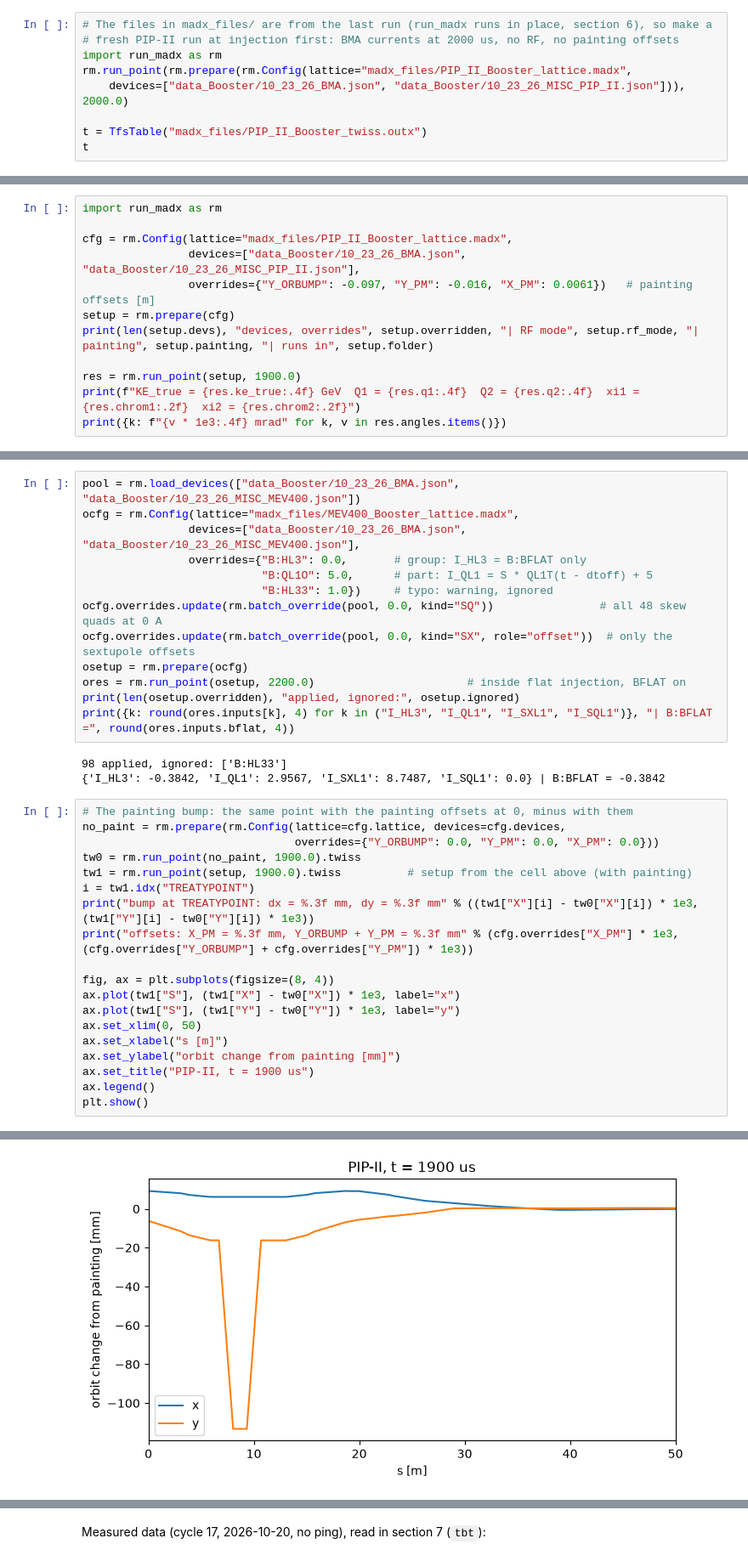
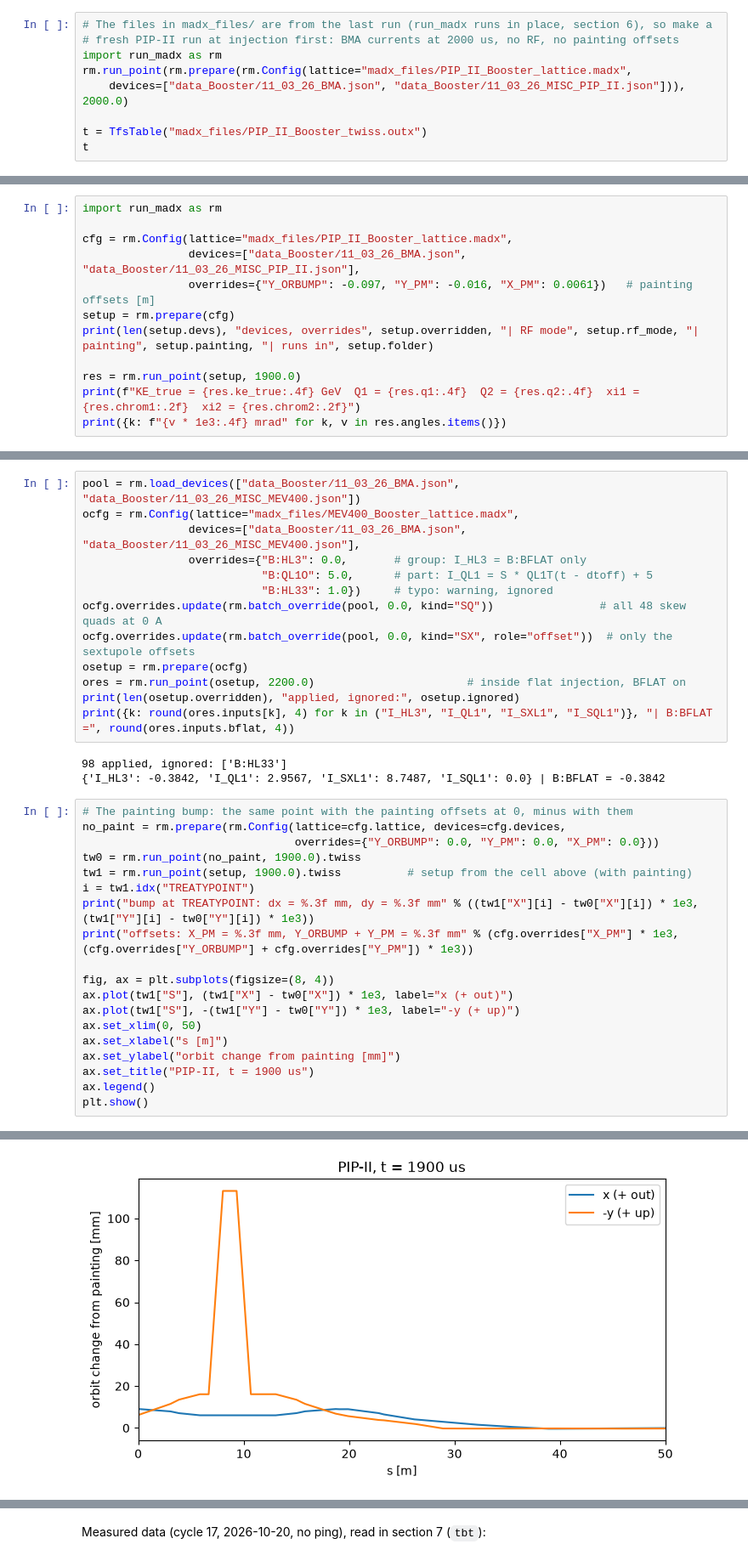
Before and after one commit to fermi-ad/booster_lattice_files, a Jupyter notebook: examples.ipynb, the cells around one changed output, grey strips where cells are left out. Shown at 85% size. Saved outputs shown, nothing was run; the diff lists cells and outputs as text.

```diff
--- a/examples.ipynb
+++ b/examples.ipynb
@@ -25,7 +25,7 @@ from madx_input import write_common, common_values
 # fresh PIP-II run at injection first: BMA currents at 2000 us, no RF, no painting offsets
 import run_madx as rm
 rm.run_point(rm.prepare(rm.Config(lattice="madx_files/PIP_II_Booster_lattice.madx",
-    devices=["data_Booster/10_23_26_BMA.json", "data_Booster/10_23_26_MISC_PIP_II.json"])), 2000.0)
+    devices=["data_Booster/11_03_26_BMA.json", "data_Booster/11_03_26_MISC_PIP_II.json"])), 2000.0)
 
 t = TfsTable("madx_files/PIP_II_Booster_twiss.outx")
 t
@@ -840,7 +890,7 @@ python helper_scripts/run_madx.py --lattice madx_files/MEV400_Booster_lattice.ma
 import run_madx as rm
 
 cfg = rm.Config(lattice="madx_files/PIP_II_Booster_lattice.madx",
-                devices=["data_Booster/10_23_26_BMA.json", "data_Booster/10_23_26_MISC_PIP_II.json"],
+                devices=["data_Booster/11_03_26_BMA.json", "data_Booster/11_03_26_MISC_PIP_II.json"],
                 overrides={"Y_ORBUMP": -0.097, "Y_PM": -0.016, "X_PM": 0.0061})   # painting offsets [m]
 setup = rm.prepare(cfg)
 print(len(setup.devs), "devices, overrides", setup.overridden, "| RF mode", setup.rf_mode, "| painting", setup.painting, "| runs in", setup.folder)
@@ -855,9 +905,9 @@ KE_true = 0.7904 GeV  Q1 = 6.7614  Q2 = 6.8377  xi1 = -8.47  xi2 = -3.08
 # %% [markdown]
 Overrides: a whole group, one part of a group, a whole family (`batch_override`), and a typo (warned and ignored).
 # %%
-pool = rm.load_devices(["data_Booster/10_23_26_BMA.json", "data_Booster/10_23_26_MISC_MEV400.json"])
+pool = rm.load_devices(["data_Booster/11_03_26_BMA.json", "data_Booster/11_03_26_MISC_MEV400.json"])
 ocfg = rm.Config(lattice="madx_files/MEV400_Booster_lattice.madx",
-                devices=["data_Booster/10_23_26_BMA.json", "data_Booster/10_23_26_MISC_MEV400.json"],
+                devices=["data_Booster/11_03_26_BMA.json", "data_Booster/11_03_26_MISC_MEV400.json"],
                 overrides={"B:HL3": 0.0,       # group: I_HL3 = B:BFLAT only
                            "B:QL1O": 5.0,      # part: I_QL1 = S * QL1T(t - dtoff) + 5
                            "B:HL33": 1.0})     # typo: warning, ignored
@@ -881,8 +931,8 @@ print("bump at TREATYPOINT: dx = %.3f mm, dy = %.3f mm" % ((tw1["X"][i] - tw0["X
 print("offsets: X_PM = %.3f mm, Y_ORBUMP + Y_PM = %.3f mm" % (cfg.overrides["X_PM"] * 1e3, (cfg.overrides["Y_ORBUMP"] + cfg.overrides["Y_PM"]) * 1e3))
 
 fig, ax = plt.subplots(figsize=(8, 4))
-ax.plot(tw1["S"], (tw1["X"] - tw0["X"]) * 1e3, label="x")
-ax.plot(tw1["S"], (tw1["Y"] - tw0["Y"]) * 1e3, label="y")
+ax.plot(tw1["S"], (tw1["X"] - tw0["X"]) * 1e3, label="x (+ out)")
+ax.plot(tw1["S"], -(tw1["Y"] - tw0["Y"]) * 1e3, label="-y (+ up)")
 ax.set_xlim(0, 50)
 ax.set_xlabel("s [m]")
 ax.set_ylabel("orbit change from painting [mm]")
@@ -894,5 +944,5 @@ bump at TREATYPOINT: dx = 6.133 mm, dy = -113.250 mm
 offsets: X_PM = 6.100 mm, Y_ORBUMP + Y_PM = -113.000 mm
-[figure, old version]
+[figure, new version]
 # %%
 # Loop (MEV400, no painting: one MAD-X run per point, ~1.5 s), keeping beta x at one element as well
 cfg = rm.Config(lattice="madx_files/MEV400_Booster_lattice.madx",
```
Also changed, not shown: parts of 51 cells of this notebook, 38 other files.
